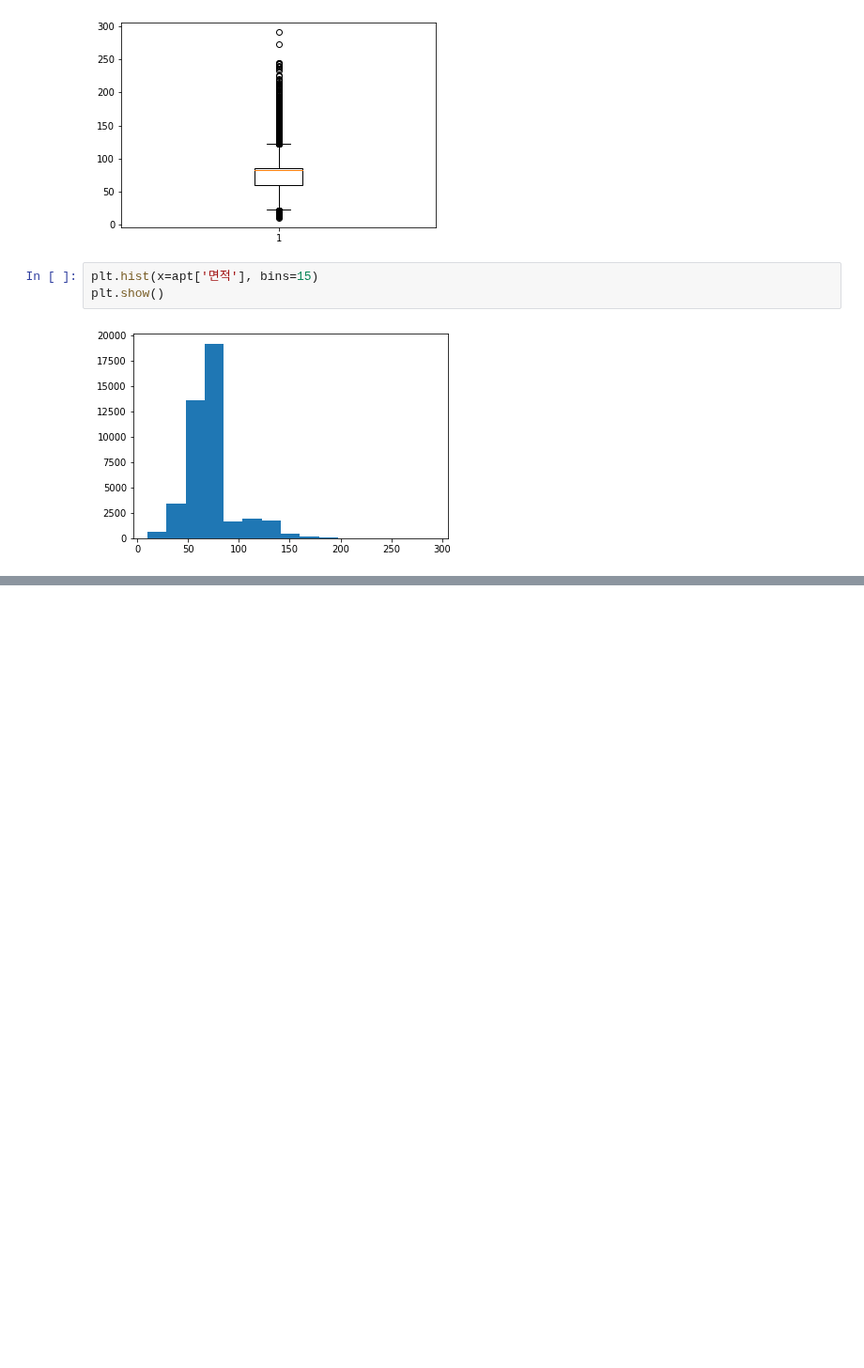
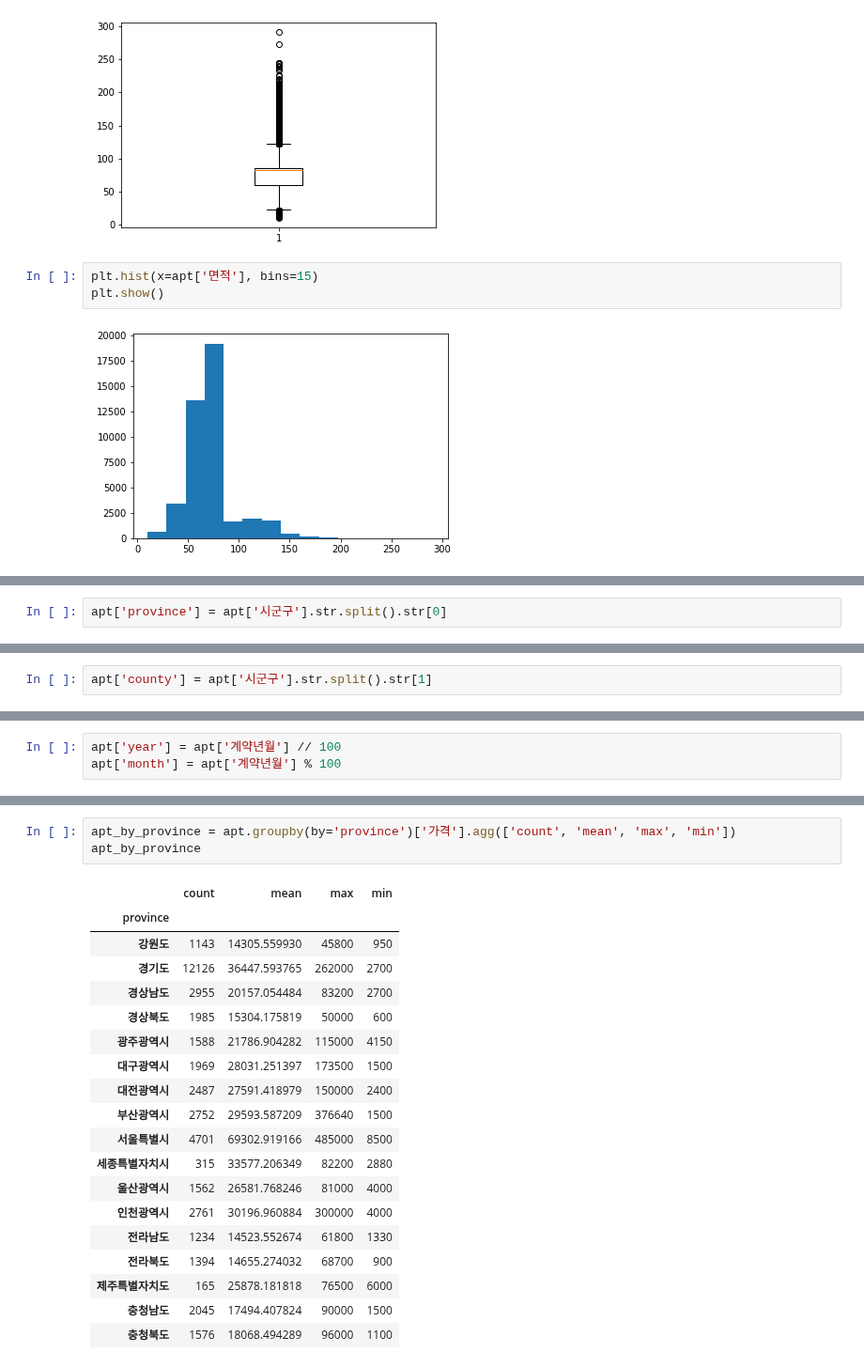
Before and after one commit to JakeOh/202011_itw_bd21, a Jupyter notebook: lab_da/da17_apt201910.ipynb, the cells around one changed output, grey strips where cells are left out. Shown at 94% size. Drawn from its saved outputs; the diff is of its cells as text; blank space fills up the shorter version.

```diff
--- a/lab_da/da17_apt201910.ipynb
+++ b/lab_da/da17_apt201910.ipynb
@@ -94,0 +111,2 @@ plt.show()
+# %%
+apt['province'] = apt['시군구'].str.split().str[0]
@@ -94,0 +128,2 @@ plt.show()
+# %%
+apt['county'] = apt['시군구'].str.split().str[1]
@@ -94,0 +159,3 @@ plt.show()
+# %%
+apt['year'] = apt['계약년월'] // 100
+apt['month'] = apt['계약년월'] % 100
@@ -94,0 +171,23 @@ plt.show()
+# %%
+apt_by_province = apt.groupby(by='province')['가격'].agg(['count', 'mean', 'max', 'min'])
+apt_by_province
+# %% [output]
+|  | count | mean | max | min |
+| province |  |  |  |  |
+| 강원도 | 1143 | 14305.559930 | 45800 | 950 |
+| 경기도 | 12126 | 36447.593765 | 262000 | 2700 |
+| 경상남도 | 2955 | 20157.054484 | 83200 | 2700 |
+| 경상북도 | 1985 | 15304.175819 | 50000 | 600 |
+| 광주광역시 | 1588 | 21786.904282 | 115000 | 4150 |
+| 대구광역시 | 1969 | 28031.251397 | 173500 | 1500 |
+| 대전광역시 | 2487 | 27591.418979 | 150000 | 2400 |
+| 부산광역시 | 2752 | 29593.587209 | 376640 | 1500 |
+| 서울특별시 | 4701 | 69302.919166 | 485000 | 8500 |
+| 세종특별자치시 | 315 | 33577.206349 | 82200 | 2880 |
+| 울산광역시 | 1562 | 26581.768246 | 81000 | 4000 |
+| 인천광역시 | 2761 | 30196.960884 | 300000 | 4000 |
+| 전라남도 | 1234 | 14523.552674 | 61800 | 1330 |
+| 전라북도 | 1394 | 14655.274032 | 68700 | 900 |
+| 제주특별자치도 | 165 | 25878.181818 | 76500 | 6000 |
+| 충청남도 | 2045 | 17494.407824 | 90000 | 1500 |
+| 충청북도 | 1576 | 18068.494289 | 96000 | 1100 |
```
Also changed, not shown: parts of 10 cells of this notebook.
